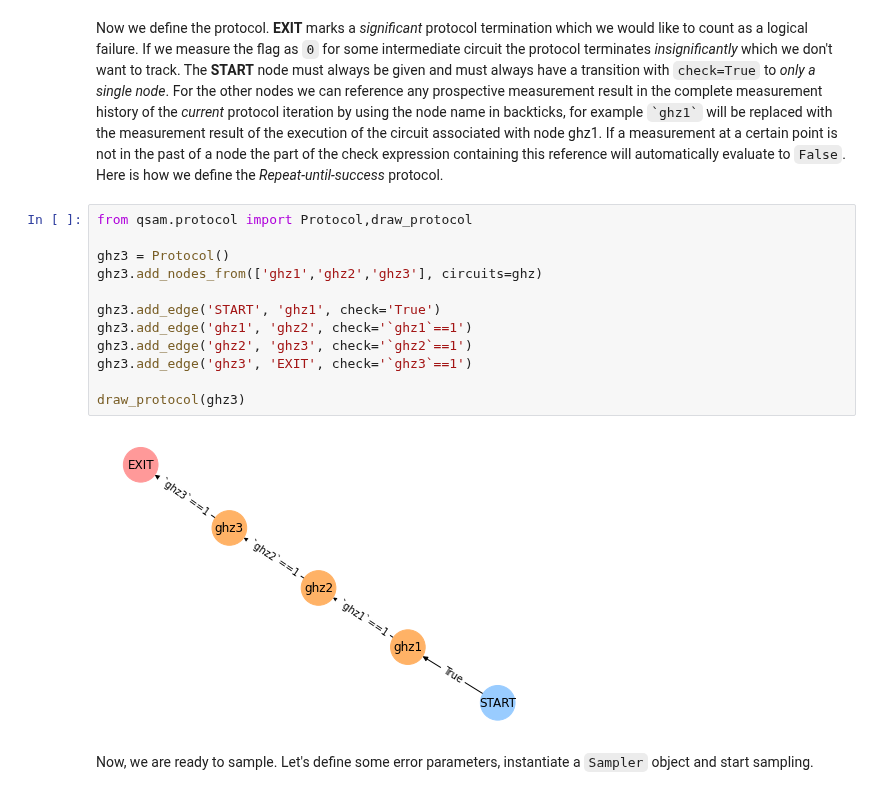
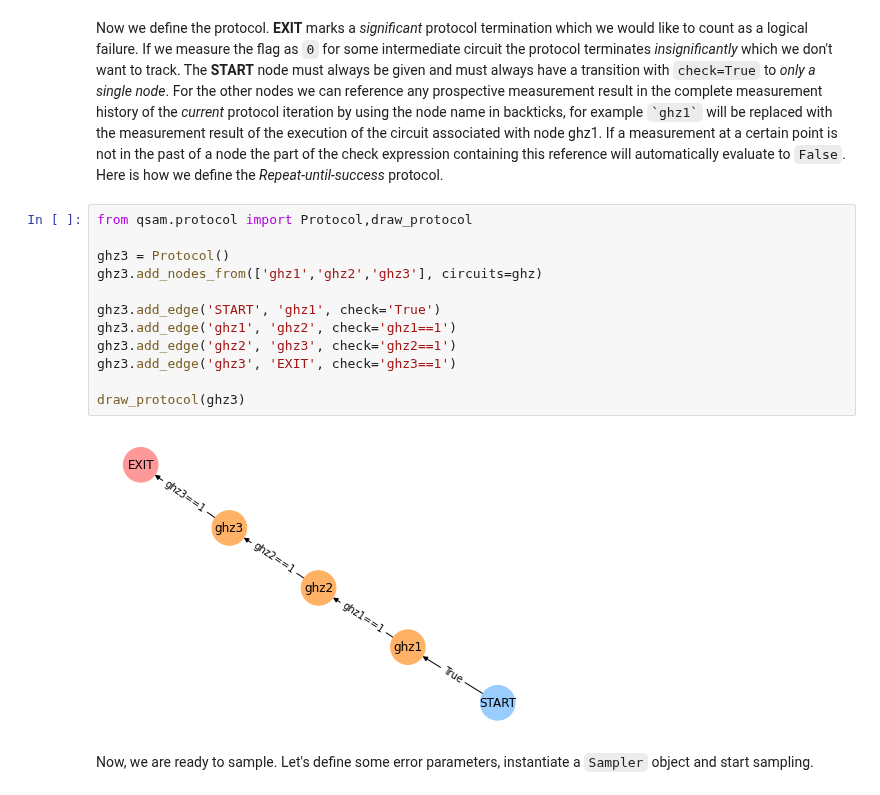
Before and after one commit to dpwinter/qsample, a Jupyter notebook: index.ipynb, the cells around one changed output. Drawn from its saved outputs; the diff is of its cells as text.

```diff
--- a/index.ipynb
+++ b/index.ipynb
@@ -29,17 +29,17 @@ Now we define the protocol. **EXIT** marks a *significant* protocol termination
 # %%
 from qsam.protocol import Protocol,draw_protocol
 
 ghz3 = Protocol()
 ghz3.add_nodes_from(['ghz1','ghz2','ghz3'], circuits=ghz)
 
 ghz3.add_edge('START', 'ghz1', check='True')
-ghz3.add_edge('ghz1', 'ghz2', check='`ghz1`==1')
-ghz3.add_edge('ghz2', 'ghz3', check='`ghz2`==1')
-ghz3.add_edge('ghz3', 'EXIT', check='`ghz3`==1')
+ghz3.add_edge('ghz1', 'ghz2', check='ghz1==1')
+ghz3.add_edge('ghz2', 'ghz3', check='ghz2==1')
+ghz3.add_edge('ghz3', 'EXIT', check='ghz3==1')
 
 draw_protocol(ghz3)
 # %% [output]
-[figure, old version]
+[figure, new version]
 # %% [markdown]
 Now, we are ready to sample. Let's define some error parameters, instantiate a `Sampler` object and start sampling.
 # %%
```
Also changed, not shown: parts of 2 cells of this notebook, 15 other files.
